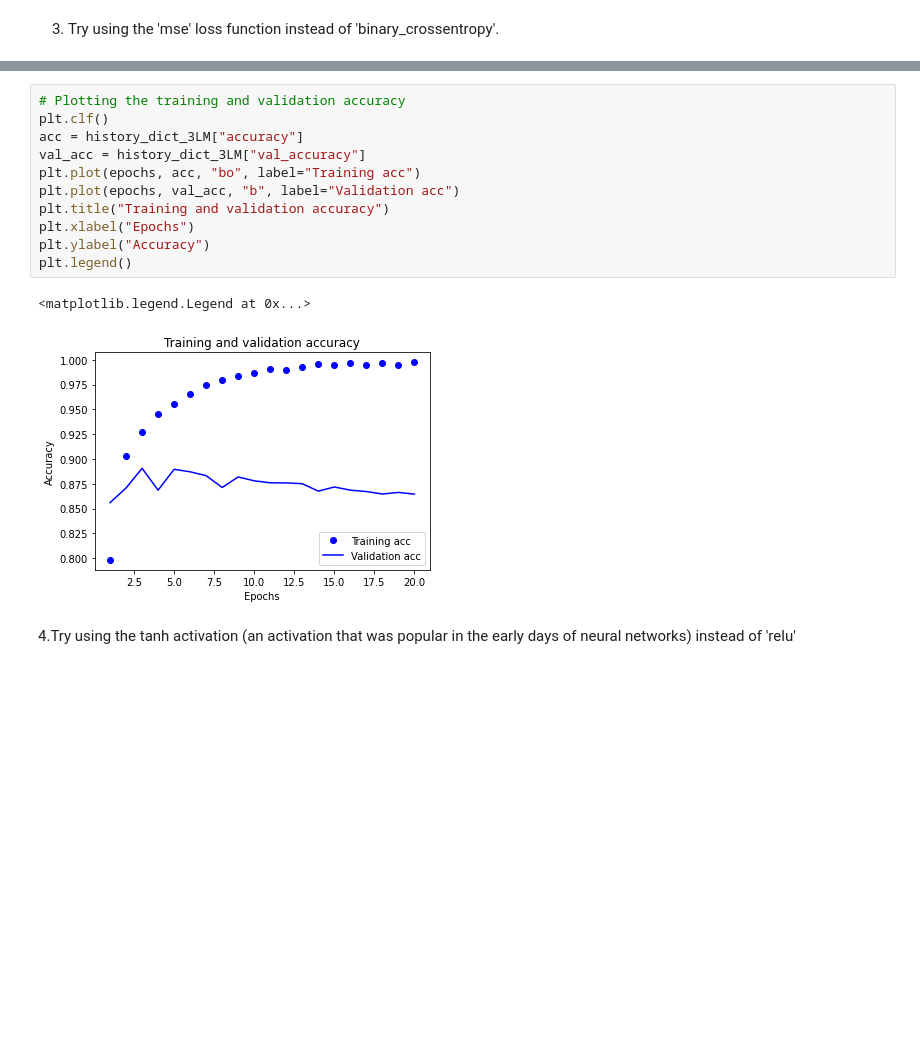
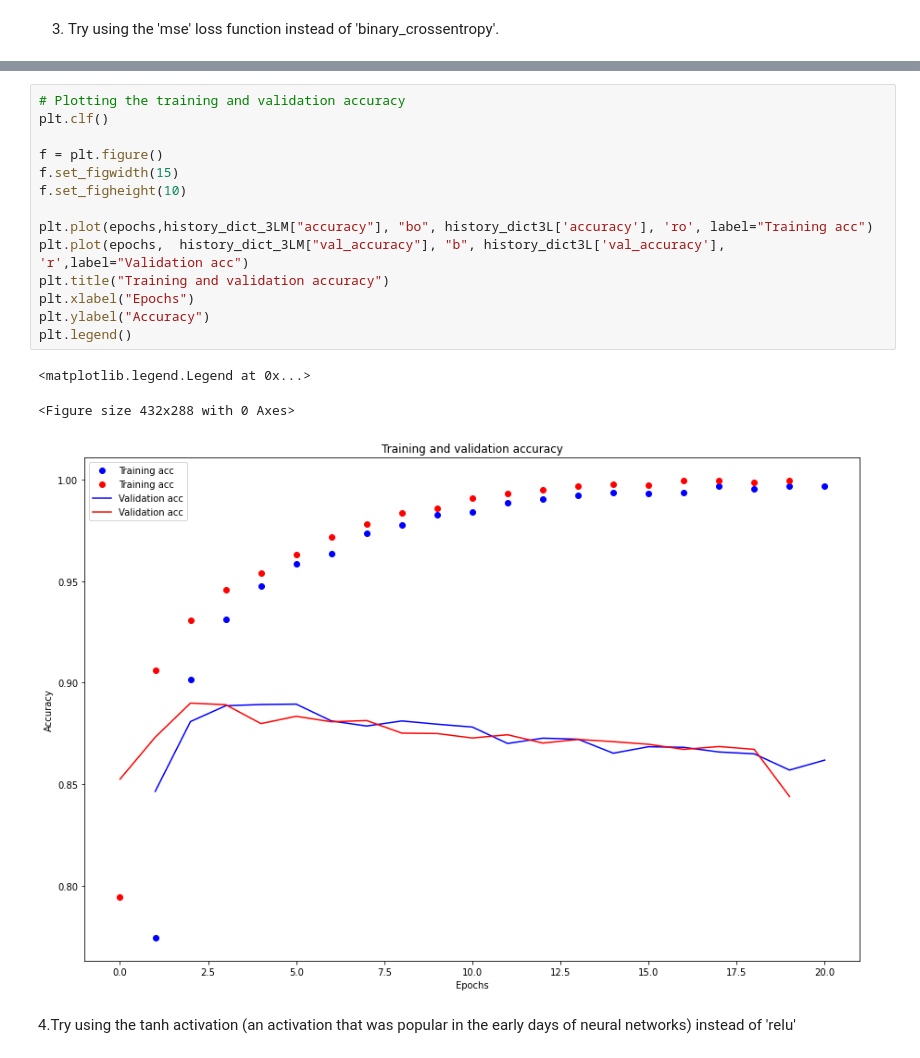
Before and after one commit to asau12/ASAU_Advancemachinelearning, a Jupyter notebook: Assignment_1_IMDB_Final.ipynb, the cells around one changed output, grey strips where cells are left out. Saved outputs shown, nothing was run; the diff lists cells and outputs as text; blank space fills up the shorter version.

```diff
--- a/Assignment_1_IMDB_Final.ipynb
+++ b/Assignment_1_IMDB_Final.ipynb
@@ -315,17 +315,21 @@ plt.legend()
 # %%
 # Plotting the training and validation accuracy
 plt.clf()
-acc = history_dict_3LM["accuracy"]
-val_acc = history_dict_3LM["val_accuracy"]
-plt.plot(epochs, acc, "bo", label="Training acc")
-plt.plot(epochs, val_acc, "b", label="Validation acc")
+
+f = plt.figure()
+f.set_figwidth(15)
+f.set_figheight(10)
+
+plt.plot(epochs,history_dict_3LM["accuracy"], "bo", history_dict3L['accuracy'], 'ro', label="Training acc")
+plt.plot(epochs,  history_dict_3LM["val_accuracy"], "b", history_dict3L['val_accuracy'], 'r',label="Validation acc")
 plt.title("Training and validation accuracy")
 plt.xlabel("Epochs")
 plt.ylabel("Accuracy")
 plt.legend()
 # %% [output]
 <matplotlib.legend.Legend at 0x...>
+<Figure size 432x288 with 0 Axes>
-[figure, old version]
+[figure, new version]
 # %% [markdown]
 4.Try using the tanh activation (an activation that was popular in the early days of neural networks) instead of 'relu'
 # %%
```
Also changed, not shown: parts of 1 cell of this notebook.
